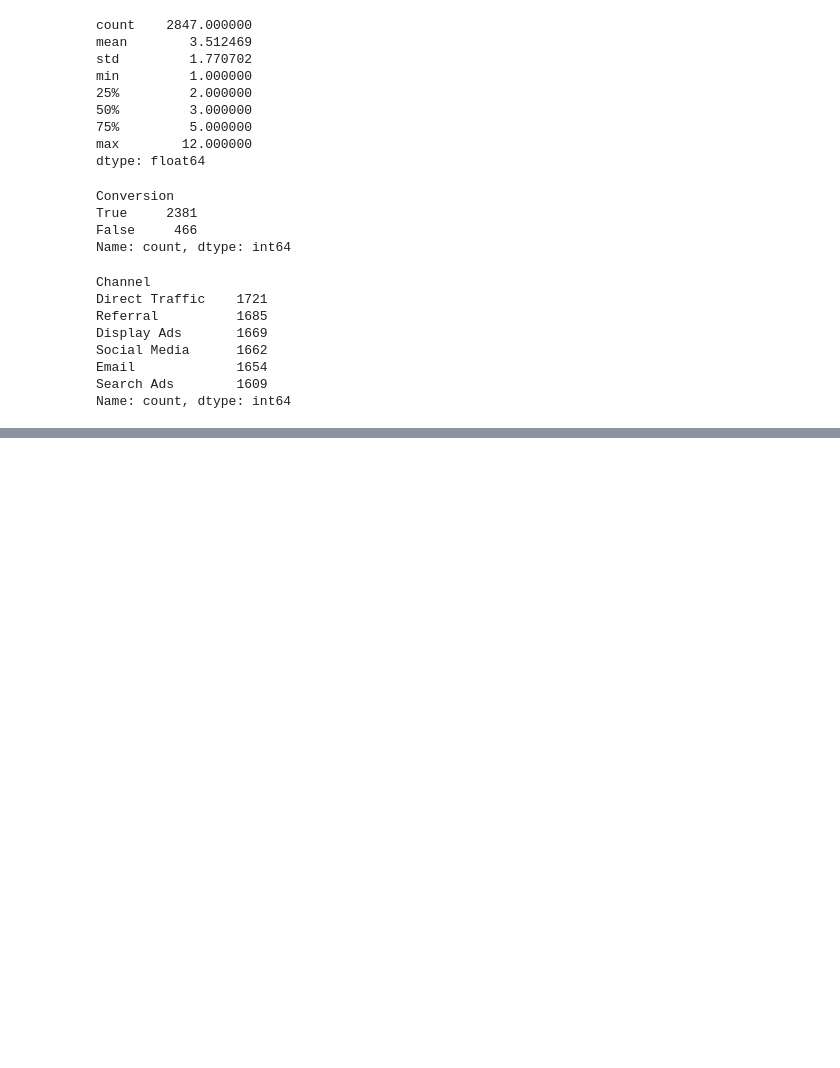
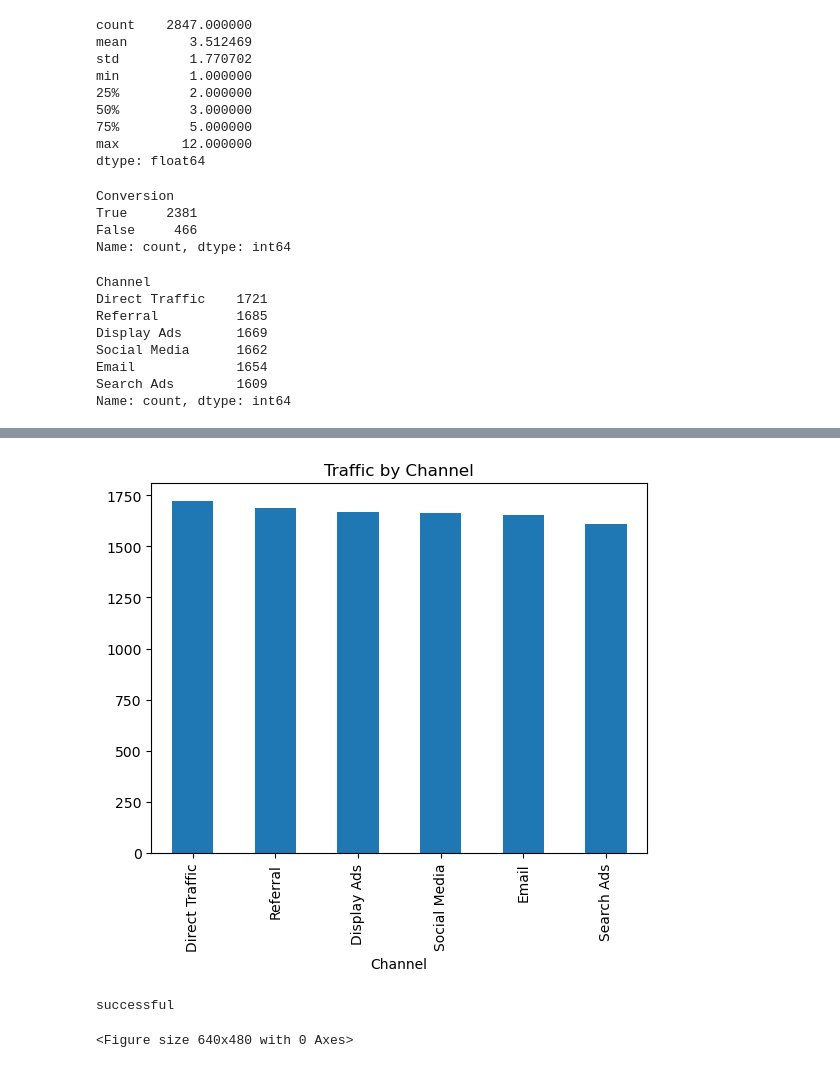
Before and after one commit to samradhisharma6-glitch/Multi-Touch-Marketing-Attribution-ROI-Dashboard, a Jupyter notebook: notebooks/Week1_EDA.ipynb.ipynb, the cells around one changed output, grey strips where cells are left out. Saved outputs shown, nothing was run; the diff lists cells and outputs as text; code cells hidden in the pictures; blank space fills up the shorter version.

Commit message:
updated report folder and notebook

```diff
--- a/notebooks/Week1_EDA.ipynb.ipynb
+++ b/notebooks/Week1_EDA.ipynb.ipynb
@@ -257,0 +348,19 @@ Name: count, dtype: int64
+# %%
+#Visualizations
+
+df['Channel'].value_counts().plot(kind='bar')
+plt.title('Traffic by Channel')
+plt.show()
+# %% [output]
+[figure, added]
+# %%
+import os
+import matplotlib.pyplot as plt
+
+save_path = '../report/images/Traffic by Channel.png'
+plt.savefig('../report/images/Traffic by Channel.png',
+            bbox_inches='tight')
+print("successful")
+# %% [output]
+successful
+<Figure size 640x480 with 0 Axes>
```
Also changed, not shown: parts of 31 cells of this notebook, 9 other files.
